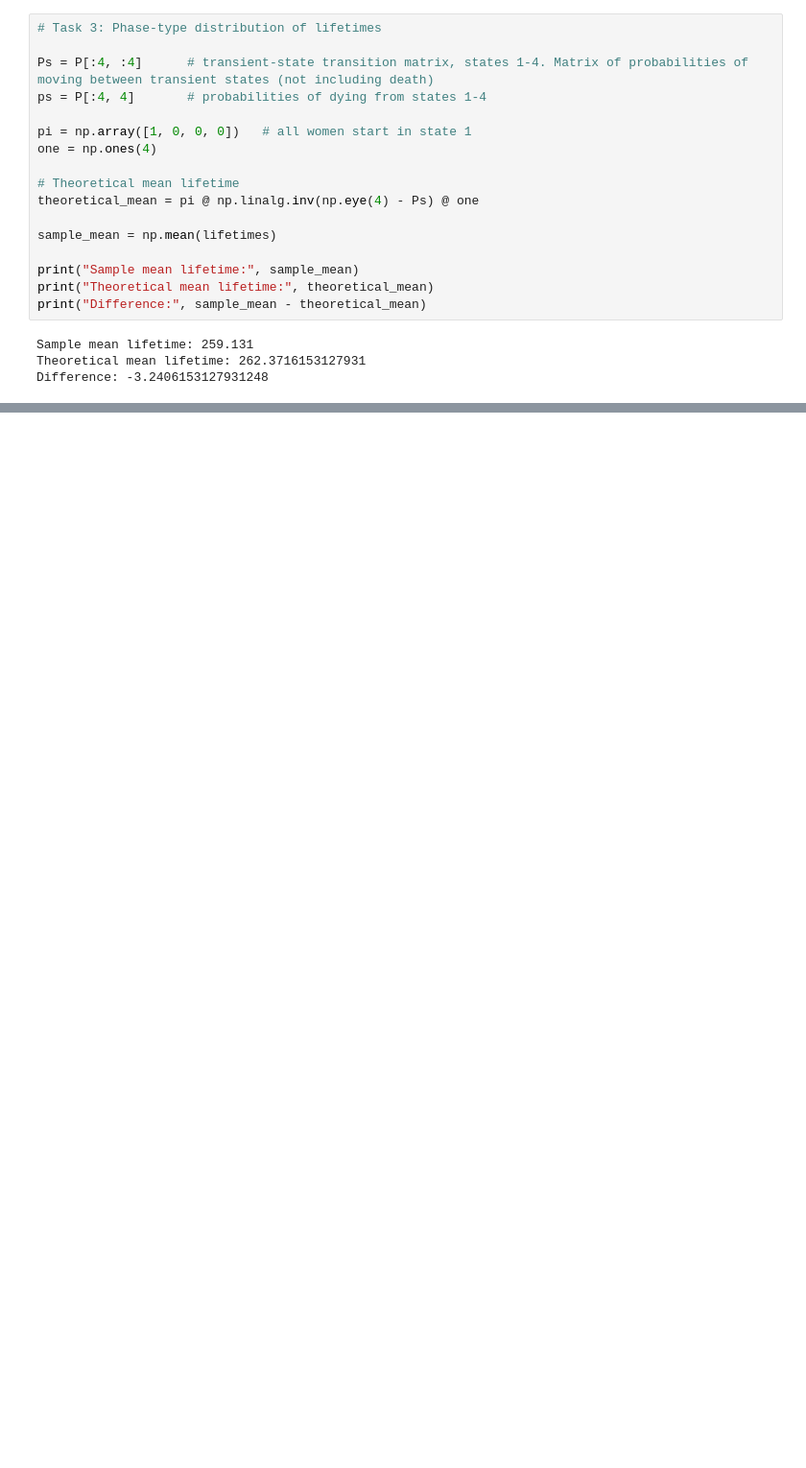
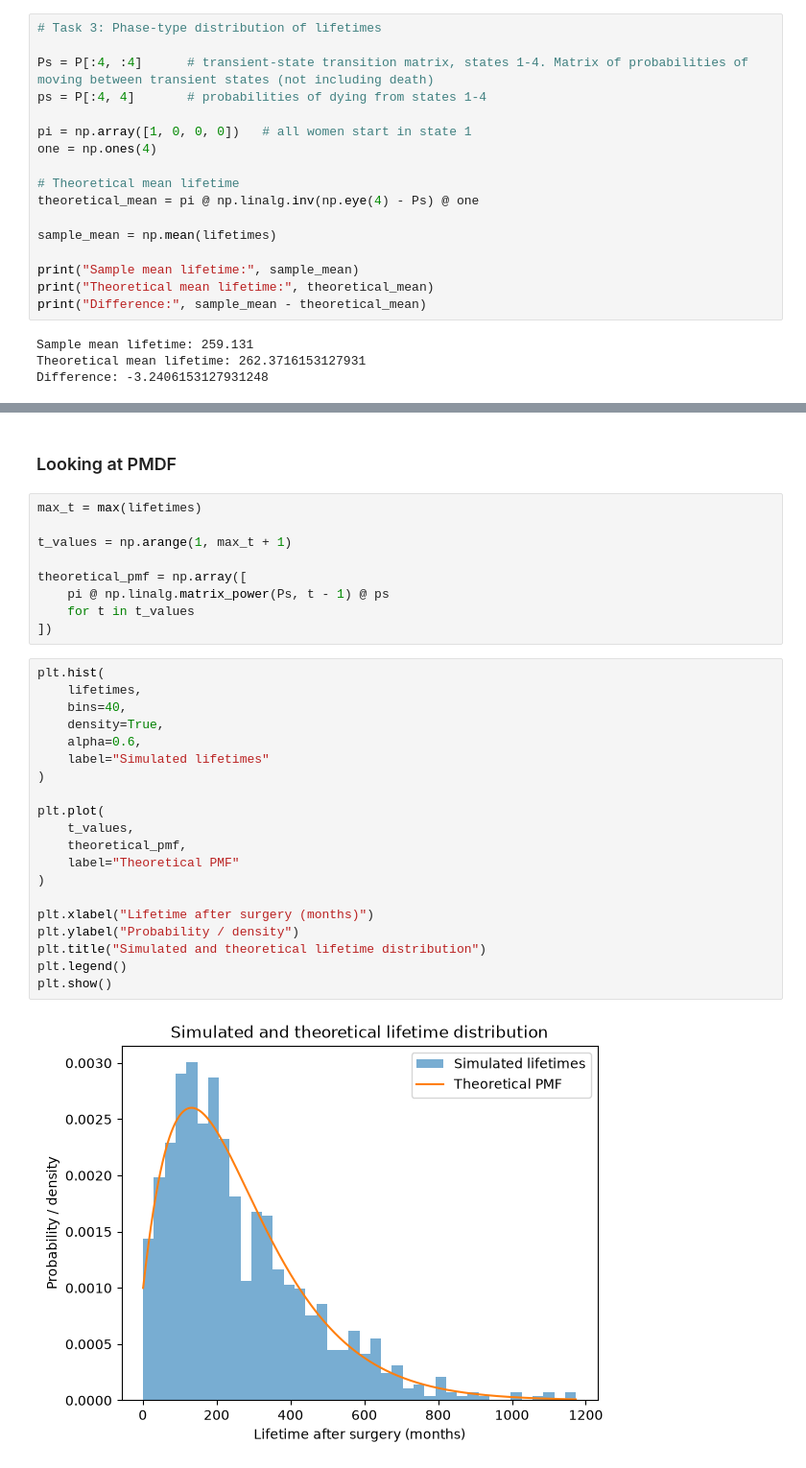
Before and after one commit to VictorMoesgaardStege/Stochastic-Simulation-Project-1, a Jupyter notebook: part1.ipynb, the cells around one changed output, grey strips where cells are left out. Shown at 96% size. Cells and saved outputs as stored; diff of their text form; blank space fills up the shorter version.

```diff
--- a/part1.ipynb
+++ b/part1.ipynb
@@ -265,0 +382,33 @@ Difference: -3.2406153127931248
+# %% [markdown]
+### Looking at PMDF
+# %%
+max_t = max(lifetimes)
+
+t_values = np.arange(1, max_t + 1)
+
+theoretical_pmf = np.array([
+    pi @ np.linalg.matrix_power(Ps, t - 1) @ ps
+    for t in t_values
+])
+# %%
+plt.hist(
+    lifetimes,
+    bins=40,
+    density=True,
+    alpha=0.6,
+    label="Simulated lifetimes"
+)
+
+plt.plot(
+    t_values,
+    theoretical_pmf,
+    label="Theoretical PMF"
+)
+
+plt.xlabel("Lifetime after surgery (months)")
+plt.ylabel("Probability / density")
+plt.title("Simulated and theoretical lifetime distribution")
+plt.legend()
+plt.show()
+# %% [output]
+[figure, added]
```
Also changed, not shown: parts of 8 cells of this notebook.
